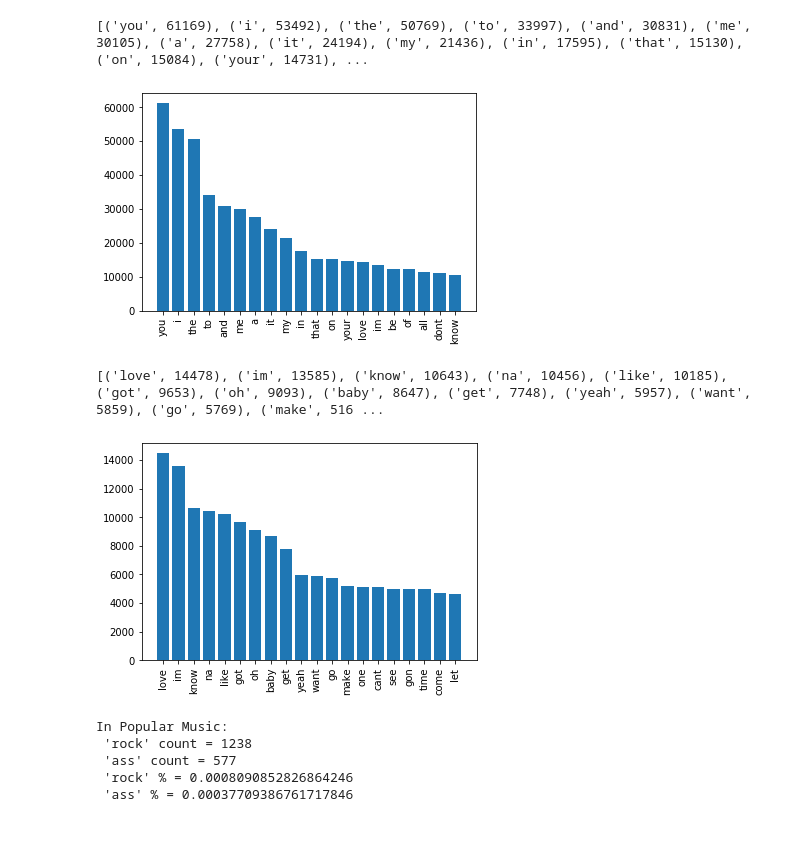
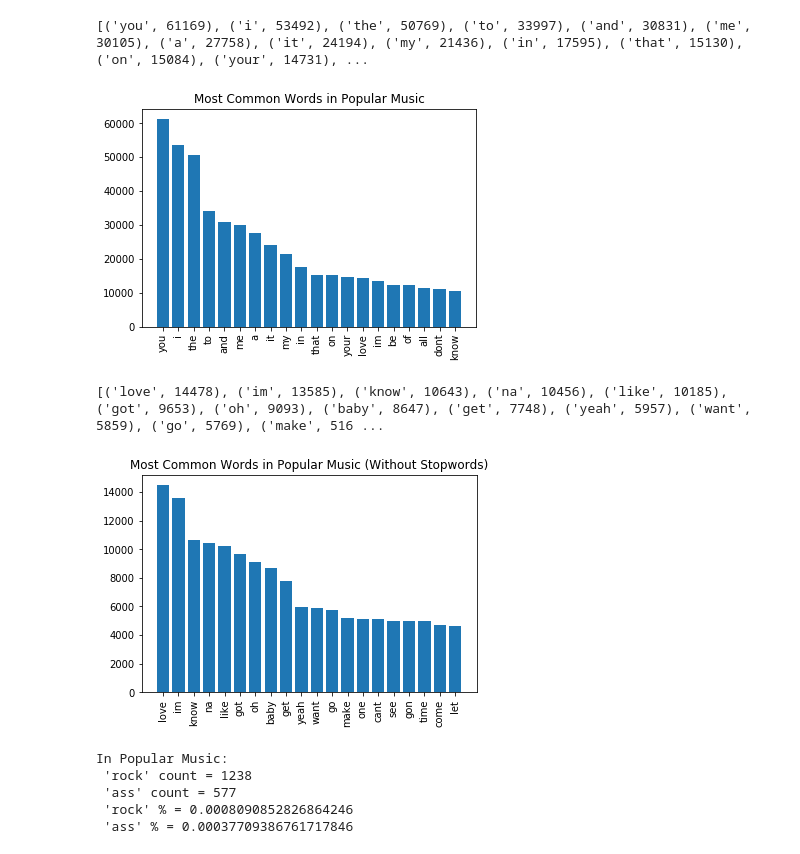
Before and after one commit to Data-Science-for-Linguists-2022/Outsider-Music-Linguistic-Analysis, a Jupyter notebook: scripts_&_analysis/3_data_cleaning_and_exploration.ipynb, the cells around one changed output. Drawn from its saved outputs; the diff is of its cells as text; code cells hidden in the pictures.

```diff
--- a/scripts_&_analysis/3_data_cleaning_and_exploration.ipynb
+++ b/scripts_&_analysis/3_data_cleaning_and_exploration.ipynb
@@ -1102,16 +1104,17 @@ print(popfreq.most_common(20))
 # %%
 # Create bar plot with most common words and their counts
 word = []
 count = []
 for (w, c) in popfreq.most_common(20):
     word.append(w)
     count.append(c)
 plt.bar(word, count)
 plt.xticks(rotation = 90)
+plt.title("Most Common Words in Popular Music")
 plt.savefig("../images/pop_most_common_words")
 plt.show()
 # %% [output]
-[figure, old version]
+[figure, new version]
 # %%
 # If we remove stopwords and punctuation, what do we get?
 stopwords = nltk.corpus.stopwords.words('english')
@@ -1131,10 +1134,11 @@ for (w, c) in popdf_fd.most_common(20):
     count.append(c)
 plt.bar(word, count)
 plt.xticks(rotation = 90)
+plt.title("Most Common Words in Popular Music (Without Stopwords)")
 plt.savefig("../images/pop_most_common_words_nostops")
 plt.show()
 # %% [output]
-[figure, old version]
+[figure, new version]
 # %%
 # Check up on "rock" and "ass" in the popular music dataset
 rock = popdf_fd["rock"]
```
Also changed, not shown: parts of 12 cells of this notebook.
